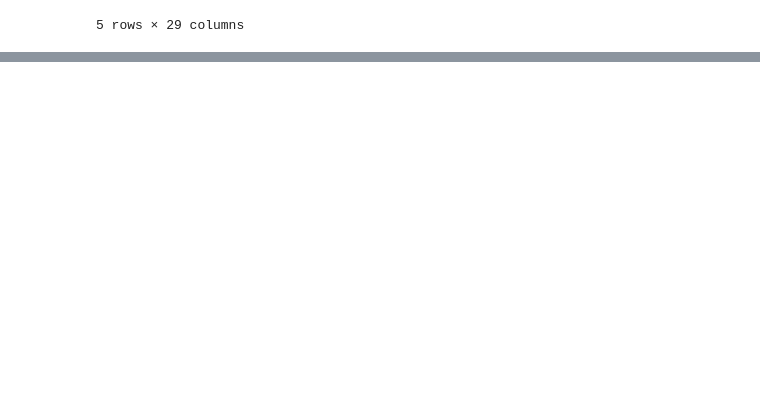
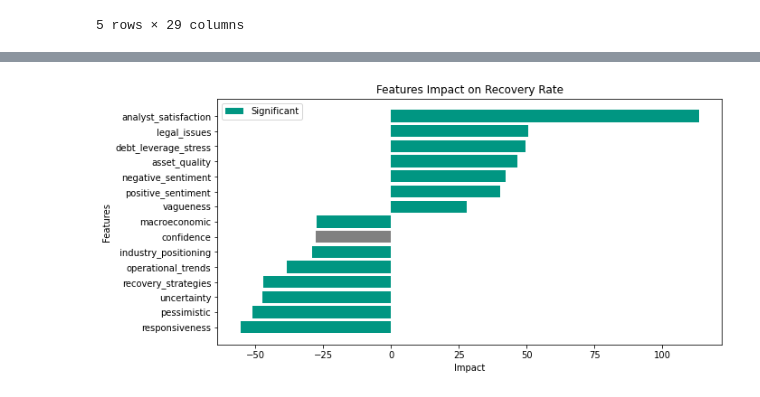
Before and after one commit to constantin1101/LLM_CreditorRRPrediction, a Jupyter notebook: dealer_analysis.ipynb, the cells around one changed output, grey strips where cells are left out. Saved outputs shown, nothing was run; the diff lists cells and outputs as text; code cells hidden in the pictures; blank space fills up the shorter version.

Commit message:
Update dealer analysis

```diff
--- a/dealer_analysis.ipynb
+++ b/dealer_analysis.ipynb
@@ -3,2 +15,2 @@ import pandas as pd
 # %%
-dealer_df = pd.read_csv('data/dealer_data.csv')
+dealer_data = pd.read_csv('dealer/dealer_data.csv')
@@ -60,2 +137,2 @@ credit_df = pd.read_csv('transcripts/credit_df.csv', delimiter='|')
 # %%
-credit_df.merge(dealer_df_limited, on=['CUSIP'], how='inner')
+dealer_df = pd.merge(dealer_df_limited, llm_output, on='CUSIP', how='inner')
@@ -77,0 +139,6 @@ credit_df.to_csv('transcripts/credit_dealer_df.csv', sep='|', index=False)
+# %%
+# List of trade chain columns
+trade_chain_cols = ['TRADE_CHAIN2', 'TRADE_CHAIN3', 'TRADE_CHAIN4', 'TRADE_CHAIN5', 'TRADE_CHAIN6', 'TRADE_CHAIN7', 'TRADE_CHAIN8', 'TRADE_CHAIN9', 'TRADE_CHAIN10']
+
+# Calculate chain length
+dealer_df['transaction_chain_length'] = dealer_df[trade_chain_cols].notna().sum(axis=1) + 1  # +1 for the initial trade
@@ -77,0 +185,8 @@ credit_df.to_csv('transcripts/credit_dealer_df.csv', sep='|', index=False)
+# %%
+'''SET PRIMARY DEALER'''
+PRIMARY = True
+
+if PRIMARY:
+    final_df = final_df[final_df['PrimaryDealer'] == 1]
+else:
+    final_df = final_df[final_df['PrimaryDealer'] == 0]
@@ -77,0 +277,28 @@ credit_df.to_csv('transcripts/credit_dealer_df.csv', sep='|', index=False)
+# %%
+# select significant features
+model.significance = model.pvalues[model.pvalues < 0.05].index
+
+# build a graph to show the importance of each feature
+importances = model.params[1:]
+importances = importances.sort_values()
+
+# Sort the importance values based on absolute values, not just positive or negative
+top_10_importances = importances.abs().sort_values(ascending=False).head(15)
+
+# reduce importances to only the top 10
+importances = importances[top_10_importances.index]
+importances = importances.sort_values()
+
+# color significant features 0/150/130 and others in grey
+colors = ['#009682' if feature in model.significance else 'grey' for feature in importances.index]
+
+plt.figure(figsize=(10, 5))
+plt.barh(importances.index, importances.values, color=colors)
+# add legend
+plt.legend(['Significant', 'Not Significant'])
+plt.xlabel('Impact')
+plt.ylabel('Features')
+plt.title('Features Impact on Recovery Rate')
+plt.show()
+# %% [output]
+[figure, added]
```
Also changed, not shown: parts of 17 cells of this notebook.
